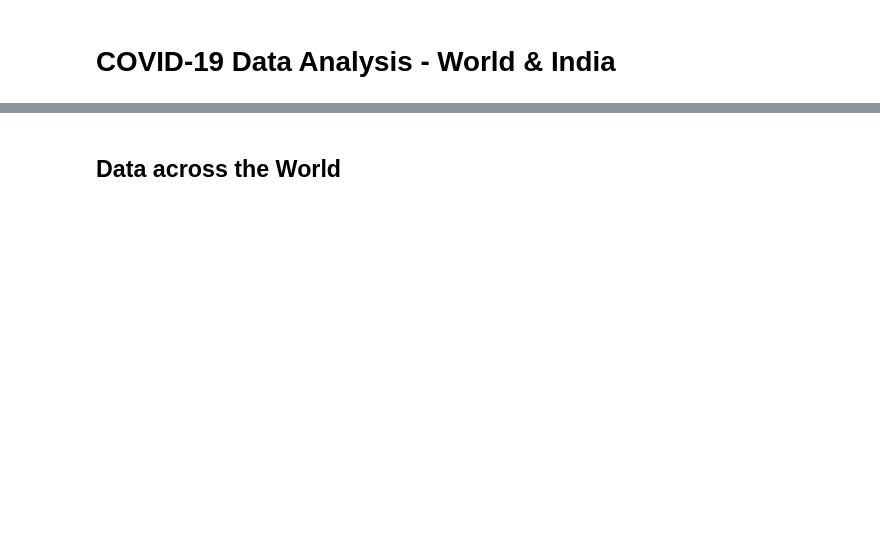
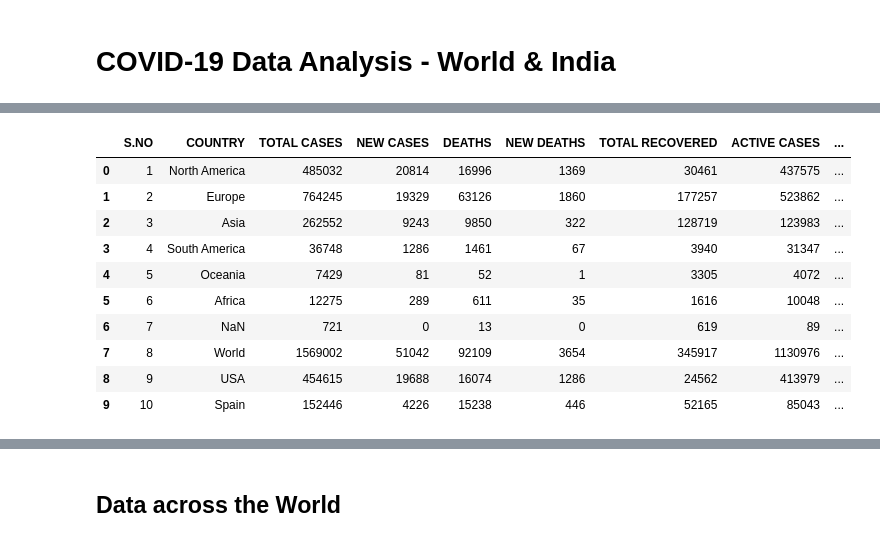
Before and after one commit to Ram-95/Corona-Tracker, a Jupyter notebook: COVID-19_Data_Analysis.ipynb, the cells around one changed output, grey strips where cells are left out. Saved outputs shown, nothing was run; the diff lists cells and outputs as text; code cells hidden in the pictures; blank space fills up the shorter version.

```diff
--- a/COVID-19_Data_Analysis.ipynb
+++ b/COVID-19_Data_Analysis.ipynb
@@ -30,0 +33,14 @@ df.tail()
+# %%
+df4.head(10)
+# %% [output]
+|  | S.NO | COUNTRY | TOTAL CASES | NEW CASES | DEATHS | NEW DEATHS | TOTAL RECOVERED | ACTIVE CASES | ... |
+| 0 | 1 | North America | 485032 | 20814 | 16996 | 1369 | 30461 | 437575 | ... |
+| 1 | 2 | Europe | 764245 | 19329 | 63126 | 1860 | 177257 | 523862 | ... |
+| 2 | 3 | Asia | 262552 | 9243 | 9850 | 322 | 128719 | 123983 | ... |
+| 3 | 4 | South America | 36748 | 1286 | 1461 | 67 | 3940 | 31347 | ... |
+| 4 | 5 | Oceania | 7429 | 81 | 52 | 1 | 3305 | 4072 | ... |
+| 5 | 6 | Africa | 12275 | 289 | 611 | 35 | 1616 | 10048 | ... |
+| 6 | 7 | NaN | 721 | 0 | 13 | 0 | 619 | 89 | ... |
+| 7 | 8 | World | 1569002 | 51042 | 92109 | 3654 | 345917 | 1130976 | ... |
+| 8 | 9 | USA | 454615 | 19688 | 16074 | 1286 | 24562 | 413979 | ... |
+| 9 | 10 | Spain | 152446 | 4226 | 15238 | 446 | 52165 | 85043 | ... |
```
Also changed, not shown: parts of 8 cells of this notebook.
